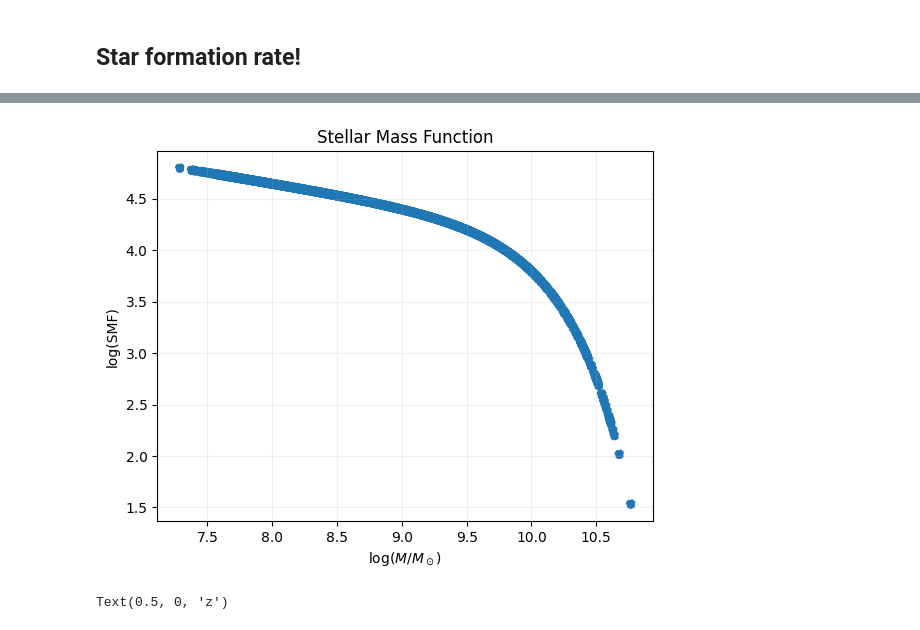
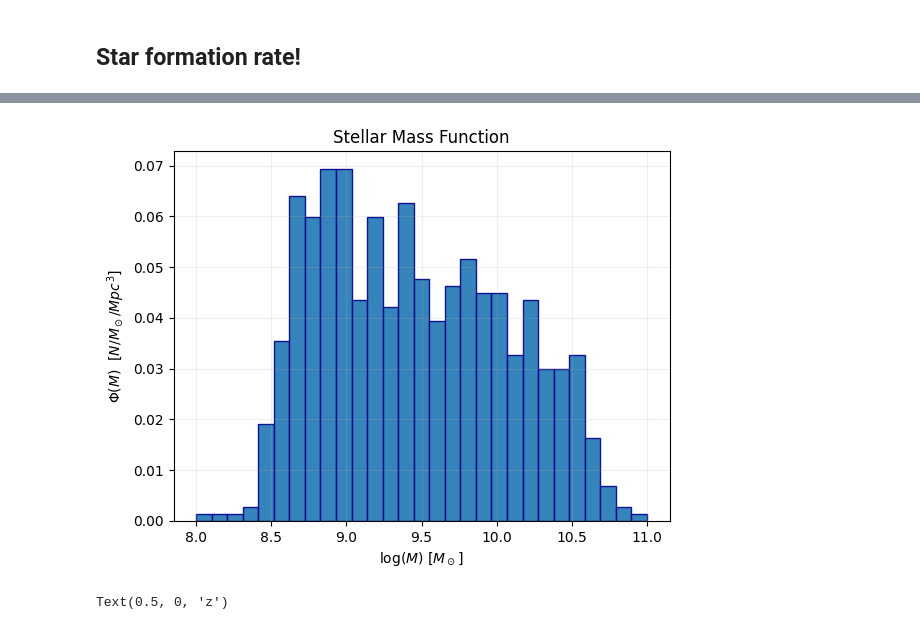
Before and after one commit to mayamerch/block-3-project, a Jupyter notebook: abell 2744.ipynb, the cells around one changed output, grey strips where cells are left out. Saved outputs shown, nothing was run; the diff lists cells and outputs as text; code cells hidden in the pictures.

```diff
--- a/abell 2744.ipynb
+++ b/abell 2744.ipynb
@@ -775,13 +776,13 @@ stellar_df['stellar_mass'] = list(zout['mass'])
 stellar_df['sfr'] = list(zout['sfr'])
 stellar_df['z'] = list(zout['z_phot'])
 stellar_df['dL'] = list(zout['dL']) # Mpc
-stellar_df['mag'] = list(23.9 - 2.5*np.log10(phot['f200w_tot_1']))
+stellar_df['mag'] = list(23.9 - 2.5*np.log10(phot['f150w_tot_1']))
 
 stellar_df = stellar_df[stellar_df['stellar_mass'] > 0] # only valid ones now
 
-stellar_df_only_mag = stellar_df[(stellar_df['mag'] >= 18) & (stellar_df['mag'] <= 25)]
+stellar_df_only_mag = stellar_df[(stellar_df['mag'] >= 18) & (stellar_df['mag'] <= 23)]
 
-stellar_df = stellar_df[(stellar_df['mag'] >= 18) & (stellar_df['mag'] <= 25)]
+stellar_df = stellar_df[(stellar_df['mag'] >= 18) & (stellar_df['mag'] <= 23)]
 stellar_df = stellar_df[(stellar_df['z'] >= 0.20) & (stellar_df['z'] <= 0.35)]
 stellar_df.sort_values(by=['stellar_mass'])
 # %% [output]
@@ -815,10 +853,13 @@ def smf(phi_star, M_star, M_char, a):
 # %%
 norm = normalization_param(0.20, 0.35, area)
 
-plt.scatter(np.log10(stellar_df['stellar_mass']), np.log10(smf(phi_star=norm, M_star=stellar_df['stellar_mass'], M_char=10**10, a=-1.21)), linestyle='--')
-plt.xlabel('log($M/M_\odot$)'); plt.ylabel('log(SMF)')
+mass_data = np.log10(stellar_df['stellar_mass'])
+plt.hist(mass_data, bins=np.linspace(8, 11, 30), weights=np.ones_like(mass_data)/((11-8)/30)/norm, edgecolor='darkblue', alpha=0.9, label='Stellar Mass')
+
+#plt.scatter(np.log10(stellar_df['stellar_mass']), np.log10(smf(phi_star=norm, M_star=stellar_df['stellar_mass'], M_char=10**10, a=-1.21)), linestyle='--')
+plt.xlabel('log($M$) [$M_\odot]$'); plt.ylabel('$\Phi(M)$  $[N/M_\odot/Mpc^3]$')
 plt.title('Stellar Mass Function')
 plt.grid(alpha=0.2)
 # %% [output]
-[figure, old version]
+[figure, new version]
 # %%
```
Also changed, not shown: parts of 10 cells of this notebook.
